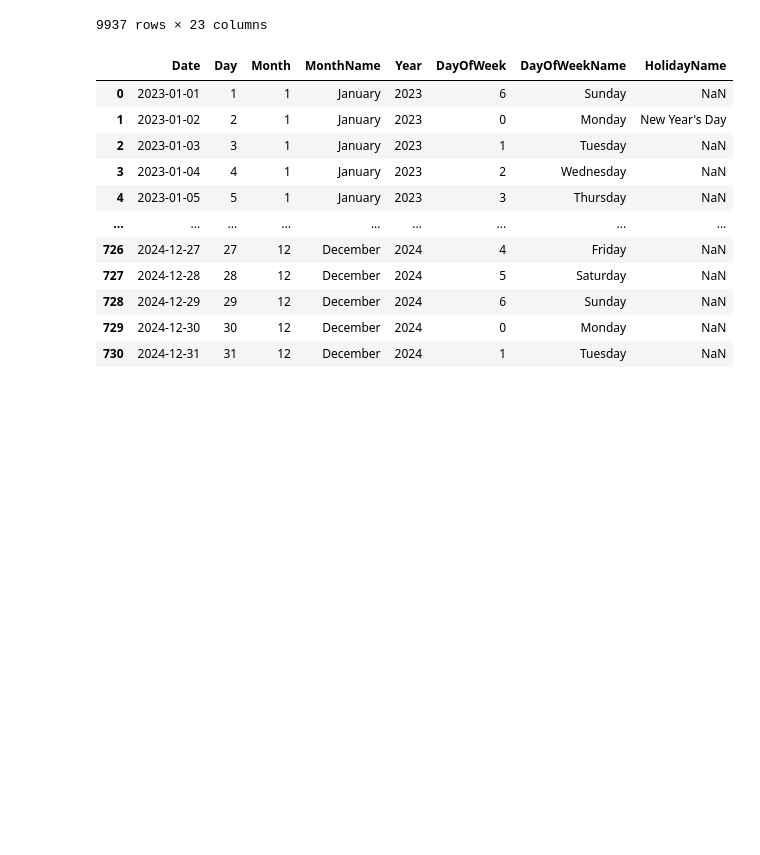
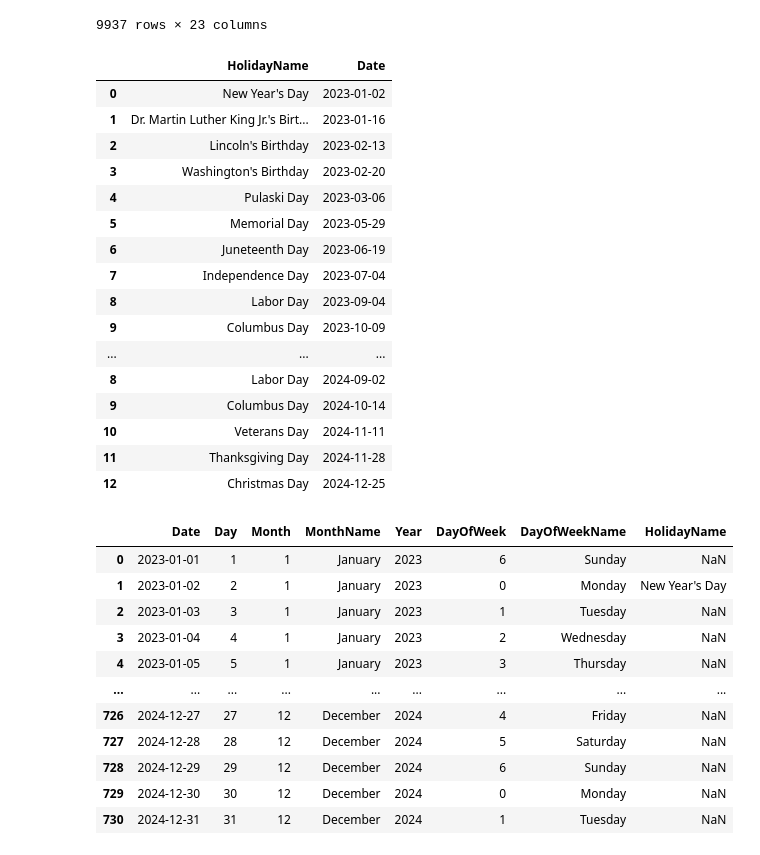
Before and after one commit to Ozxahmed/dec-proj1-chicago-crime, a Jupyter notebook: connect.ipynb, the cells around one changed output. Cells and saved outputs as stored; diff of their text form; code cells hidden in the pictures; blank space fills up the shorter version.

```diff
--- a/connect.ipynb
+++ b/connect.ipynb
@@ -98,6 +102,26 @@ holidays_df = pd.concat(map(pd.read_csv, ['raw_data/holidays/2023.csv', 'raw_dat
 # ^ change code above to run as for loop for each file inside the holidays folder
 
 holidays_df = holidays_df.rename(columns={'Name': 'HolidayName'})
+# %%
+holidays_df
+# %% [output]
+|  | HolidayName | Date |
+| 0 | New Year's Day | 2023-01-02 |
+| 1 | Dr. Martin Luther King Jr.'s Birt... | 2023-01-16 |
+| 2 | Lincoln's Birthday | 2023-02-13 |
+| 3 | Washington's Birthday | 2023-02-20 |
+| 4 | Pulaski Day | 2023-03-06 |
+| 5 | Memorial Day | 2023-05-29 |
+| 6 | Juneteenth Day | 2023-06-19 |
+| 7 | Independence Day | 2023-07-04 |
+| 8 | Labor Day | 2023-09-04 |
+| 9 | Columbus Day | 2023-10-09 |
+| ... | ... | ... |
+| 8 | Labor Day | 2024-09-02 |
+| 9 | Columbus Day | 2024-10-14 |
+| 10 | Veterans Day | 2024-11-11 |
+| 11 | Thanksgiving Day | 2024-11-28 |
+| 12 | Christmas Day | 2024-12-25 |
 # %%
 holidays_df['Date'] = pd.to_datetime(holidays_df['Date'])
 # %%
```
Also changed, not shown: parts of 2 cells of this notebook, 5 other files.
